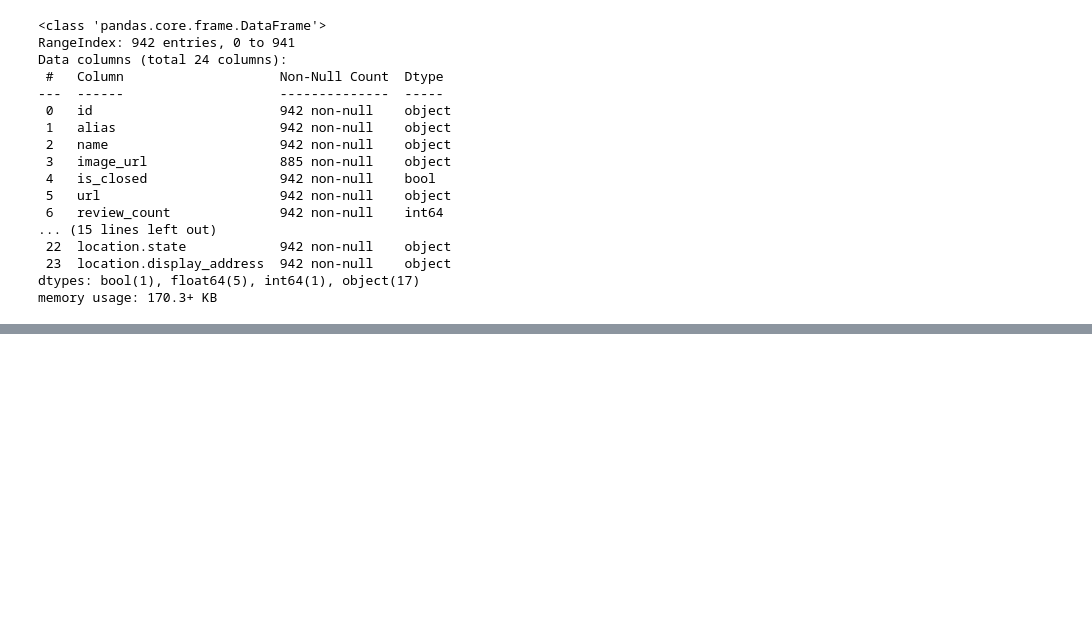
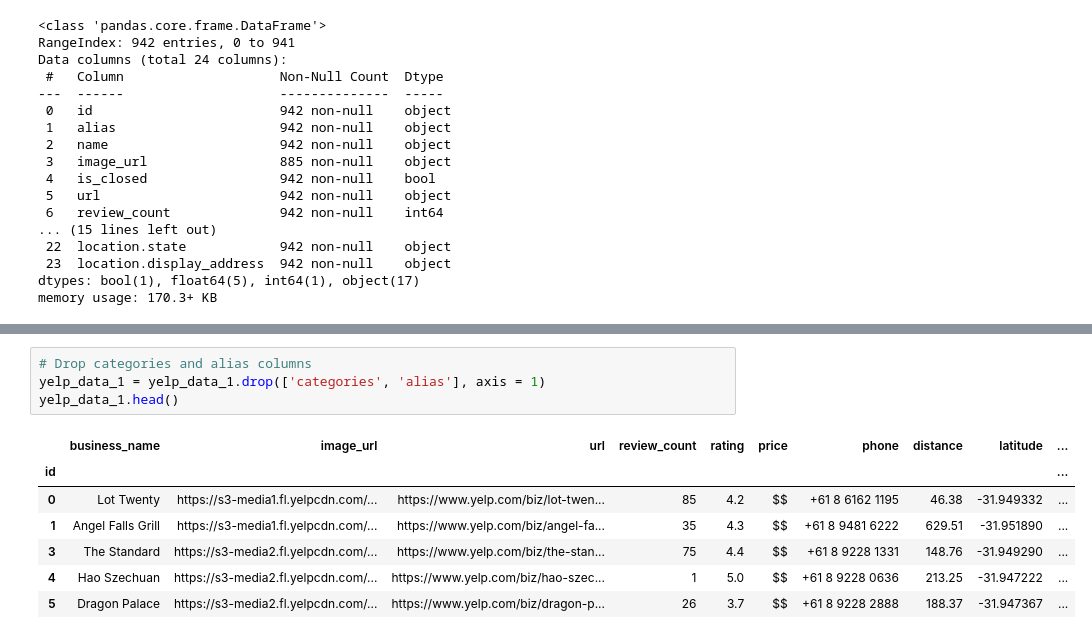
Before and after one commit to Shivabajelan/Perth-Restaurant-Explorer-Mapping-Insights-Analysing-Trends, a Jupyter notebook: data_cleaning.ipynb, the cells around one changed output, grey strips where cells are left out. Drawn from its saved outputs; the diff is of its cells as text; blank space fills up the shorter version.

```diff
--- a/data_cleaning.ipynb
+++ b/data_cleaning.ipynb
@@ -78,0 +131,12 @@ memory usage: 62.1+ KB
+# %%
+# Drop categories and alias columns
+yelp_data_1 = yelp_data_1.drop(['categories', 'alias'], axis = 1)
+yelp_data_1.head()
+# %% [output]
+|  | business_name | image_url | url | review_count | rating | price | phone | distance | latitude | ... |
+| id |  |  |  |  |  |  |  |  |  | ... |
+| 0 | Lot Twenty | https://s3-media1.fl.yelpcdn.com/... | https://www.yelp.com/biz/lot-twen... | 85 | 4.2 | $$ | +61 8 6162 1195 | 46.38 | -31.949332 | ... |
+| 1 | Angel Falls Grill | https://s3-media1.fl.yelpcdn.com/... | https://www.yelp.com/biz/angel-fa... | 35 | 4.3 | $$ | +61 8 9481 6222 | 629.51 | -31.951890 | ... |
+| 3 | The Standard | https://s3-media2.fl.yelpcdn.com/... | https://www.yelp.com/biz/the-stan... | 75 | 4.4 | $$ | +61 8 9228 1331 | 148.76 | -31.949290 | ... |
+| 4 | Hao Szechuan | https://s3-media2.fl.yelpcdn.com/... | https://www.yelp.com/biz/hao-szec... | 1 | 5.0 | $$ | +61 8 9228 0636 | 213.25 | -31.947222 | ... |
+| 5 | Dragon Palace | https://s3-media2.fl.yelpcdn.com/... | https://www.yelp.com/biz/dragon-p... | 26 | 3.7 | $$ | +61 8 9228 2888 | 188.37 | -31.947367 | ... |
```
Also changed, not shown: parts of 12 cells of this notebook, 4 other files.
